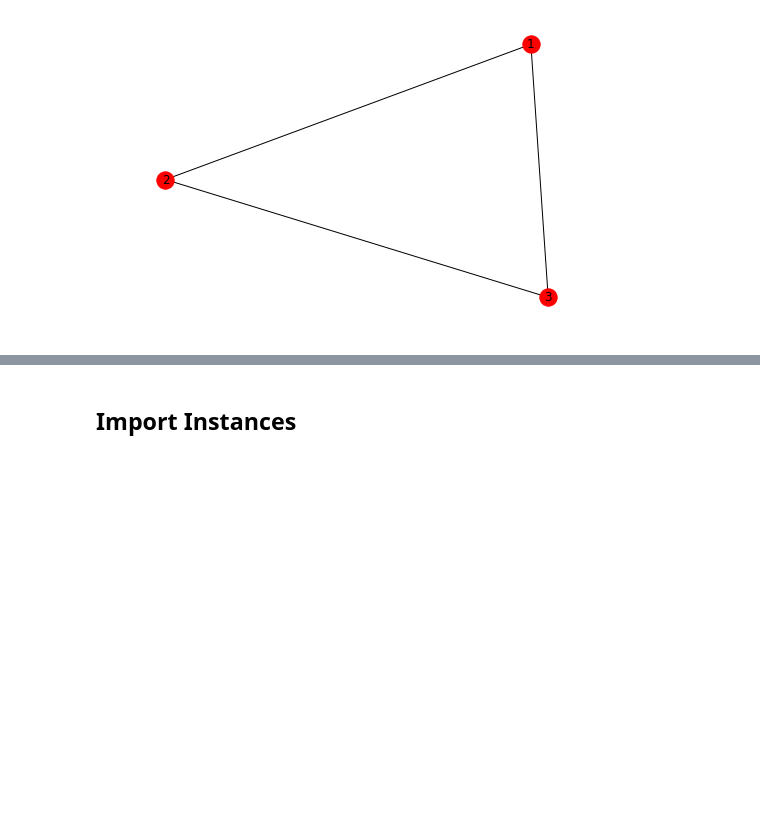
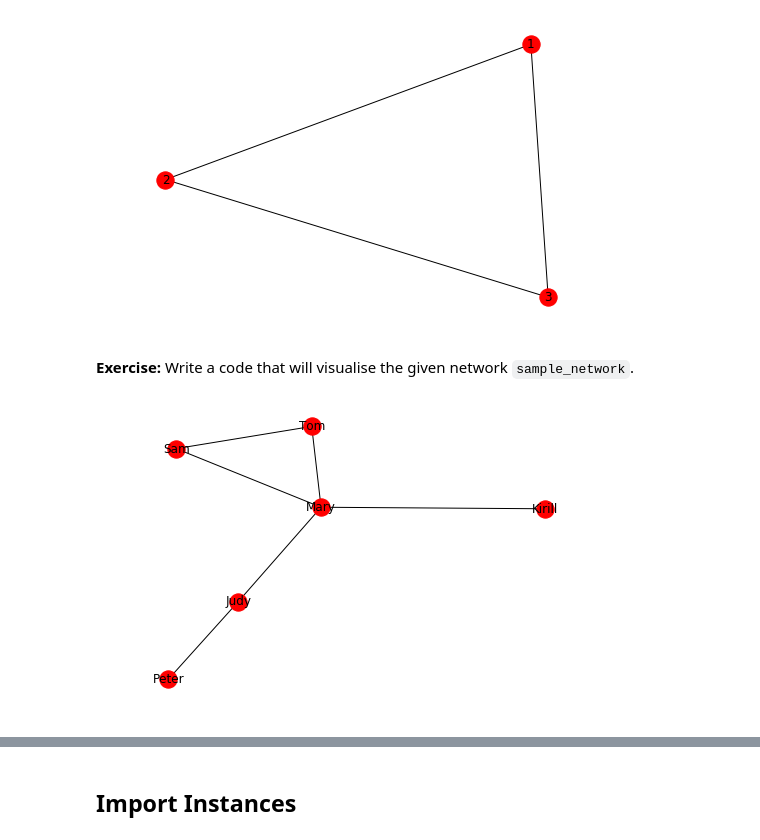
Before and after one commit to lt-shy-john/python-data-analytics-course, a Jupyter notebook: Week 11 - Network Visualisation.ipynb, the cells around one changed output, grey strips where cells are left out. Cells and saved outputs as stored; diff of their text form; code cells hidden in the pictures; blank space fills up the shorter version.

```diff
--- a/Week 11 - Network Visualisation.ipynb
+++ b/Week 11 - Network Visualisation.ipynb
@@ -134,3 +134,19 @@ g = nx.Graph([(1,2), (2,3), (1,3)])
 nx.draw(g, with_labels=True)
 # %% [output]
 [figure]
+# %% [markdown]
+__Exercise:__ Write a code that will visualise the given network `sample_network`.
+# %%
+# Solution
+
+# Libraries
+import networkx as nx
+from matplotlib import pyplot as plt
+%matplotlib inline
+
+# Import data
+from files.sample_network import g as sample_network
+
+nx.draw(sample_network, with_labels=True)
+# %% [output]
+[figure, added]
```
Also changed, not shown: parts of 4 cells of this notebook, 2 other files.
